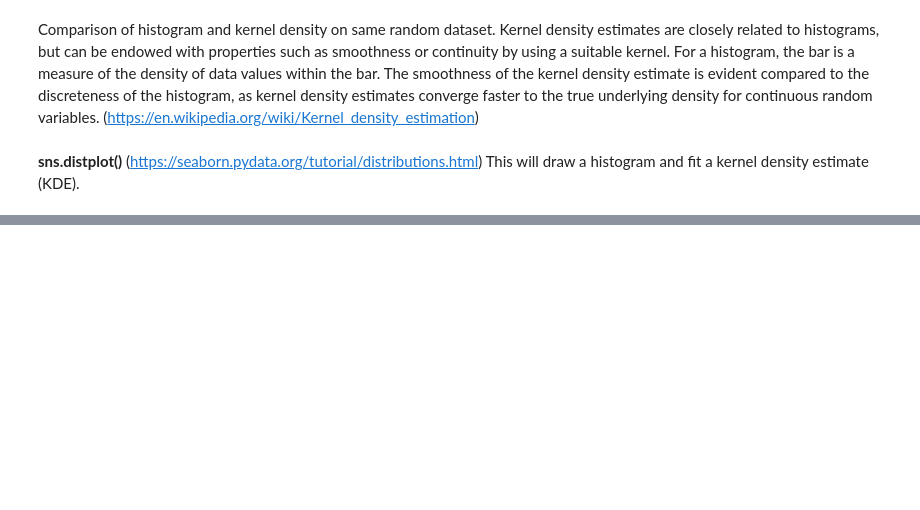
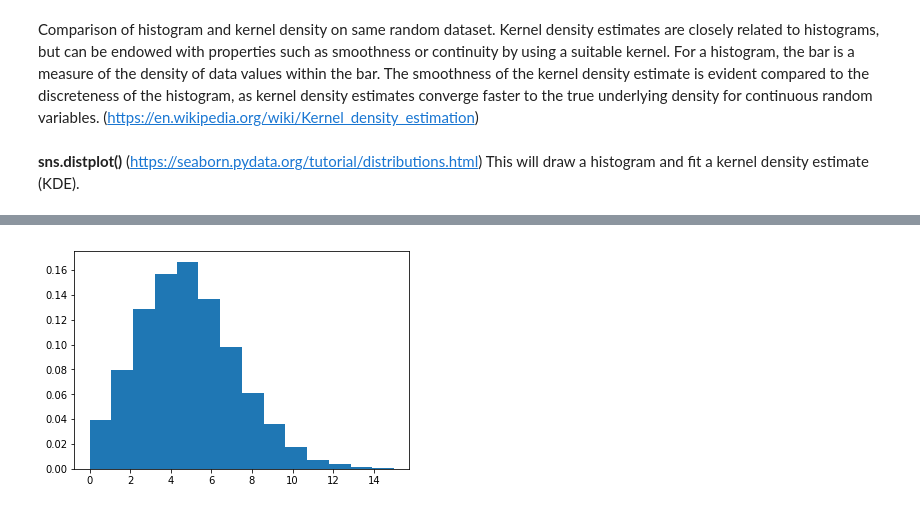
Before and after one commit to GraceAKelly/ProgrammingforDataAnalytics, a Jupyter notebook: Numpy-random.ipynb, the cells around one changed output, grey strips where cells are left out. Saved outputs shown, nothing was run; the diff lists cells and outputs as text; code cells hidden in the pictures; blank space fills up the shorter version.

```diff
--- a/Numpy-random.ipynb
+++ b/Numpy-random.ipynb
@@ -269,0 +280,8 @@ sns.distplot(samples)
+# %%
+# Draw samples from the distribution (https://docs.scipy.org/doc/numpy-1.15.0/reference/generated/numpy.random.poisson.html)
+s = np.random.poisson(5, 10000)
+# %%
+count, bins, ignored = plt.hist(s, 14, density=True)
+plt.show()
+# %% [output]
+[figure, added]
```
Also changed, not shown: parts of 26 cells of this notebook.
